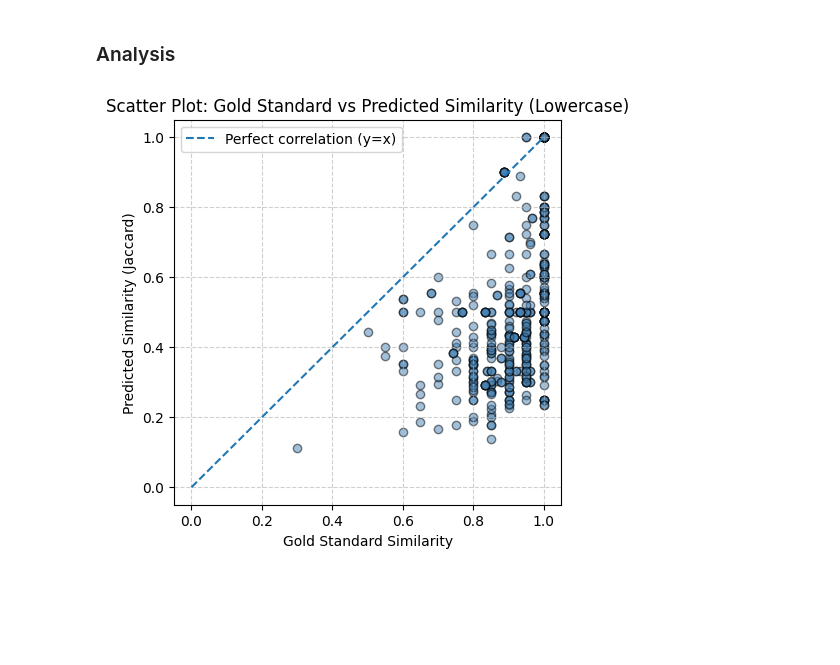
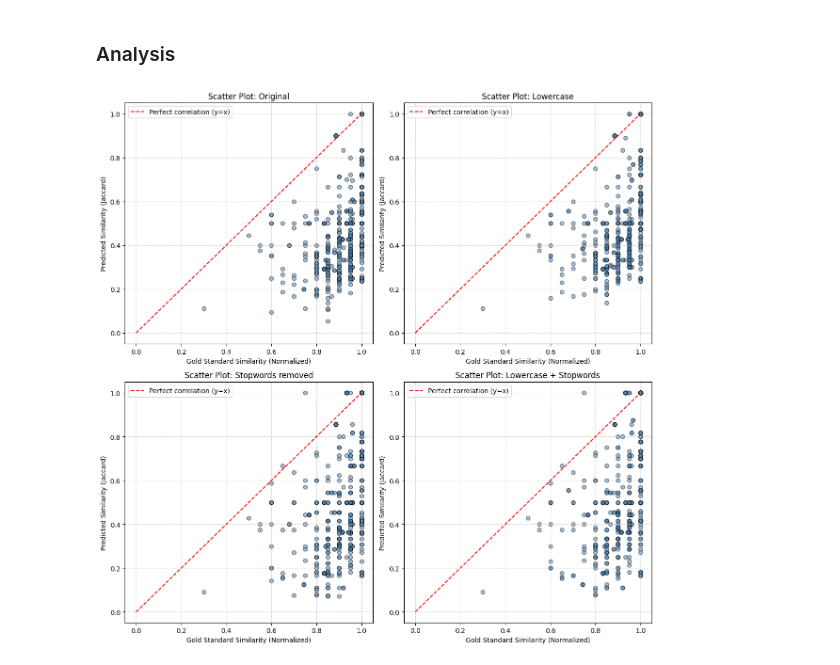
Before and after one commit to danielhess11/Lab2_Sentence_Similarity, a Jupyter notebook: lab2.ipynb, the cells around one changed output. Saved outputs shown, nothing was run; the diff lists cells and outputs as text; code cells hidden in the pictures; blank space fills up the shorter version.

```diff
--- a/lab2.ipynb
+++ b/lab2.ipynb
@@ -78,19 +78,35 @@ Lowercase + Stopword removal correlation: 0.4451596378377866
 ### Analysis
 # %%
 x = (gold_standard_dt[0]/5).values  # gold standard scores
-y = similarity_scores_lower # predicted scores
+ys = [
+    similarity_scores_original,
+    similarity_scores_lower,
+    similarity_scores_stop,
+    similarity_scores_both
+] # predicted scores
 
-plt.figure(figsize=(5,5))
-fig, ax_arr = plt.subplots(2, 2, fig_size=(20, 20))
-ax_arr[0].scatter(x, y, alpha=0.5, color="steelblue", edgecolor="k")
-ax_arr[0].plot([0, 1], [0, 1], '--', label="Perfect correlation (y=x)")  # gold scores range 0–5
-ax_arr[0].xlabel("Gold Standard Similarity")
-ax_arr[0].ylabel("Predicted Similarity (Jaccard)")
-ax_arr[0].title("Scatter Plot: Gold Standard vs Predicted Similarity (Lowercase)")
-ax_arr[0].legend()
-ax_arr[0].grid(True, linestyle="--", alpha=0.6)
-fig.show()
+titles = [
+    "Original",
+    "Lowercase",
+    "Stopwords removed",
+    "Lowercase + Stopwords"
+]
+
+fig, ax_arr = plt.subplots(2, 2, figsize=(12, 12))
+
+for ax, y, title in zip(ax_arr.ravel(), ys, titles):
+    y = np.array(y)  # make sure it's an array
+    ax.scatter(x, y, alpha=0.5, color="steelblue", edgecolor="k")
+    ax.plot([0, 1], [0, 1], '--', color="red", label="Perfect correlation (y=x)")
+    ax.set_xlabel("Gold Standard Similarity (Normalized)")
+    ax.set_ylabel("Predicted Similarity (Jaccard)")
+    ax.set_title(f"Scatter Plot: {title}")
+    ax.legend()
+    ax.grid(True, linestyle="--", alpha=0.6)
+
+plt.tight_layout()
+plt.show()
 # %% [output]
-[figure, old version]
+[figure, new version]
 # %% [markdown]
 The results show that making the sentences lowercase improves the correlation with human similarity judgments slightly (r = 0.462 vs 0.450), which shows that case normalization helps reduce some superficial differences, making the sentence matching slightly more forgiving. On the other hand, stopword removal reduced the correlation (r = 0.437), suggesting that stopwords ("the", "and", "to", etc) still provide useful information for sentence matching similarity measures like Jaccard. Combining both methods yielded performance similar to the baseline (r = 0.445). Overall, this highlights how preprocessing choices can influence evaluation results, even with a simple metric.
```
Also changed, not shown: parts of 1 cell of this notebook.
